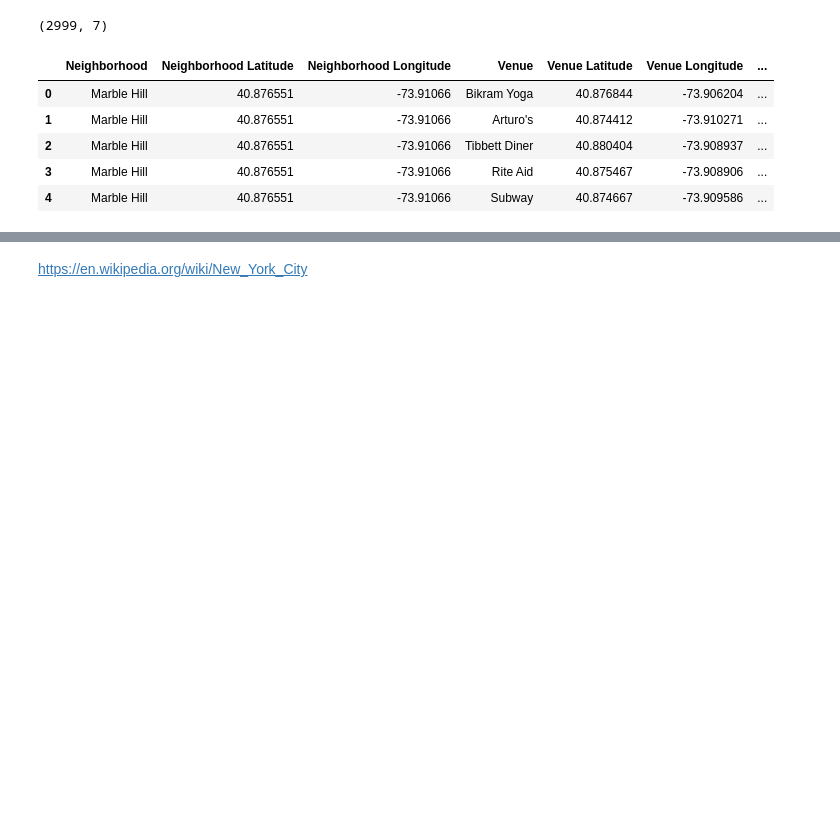
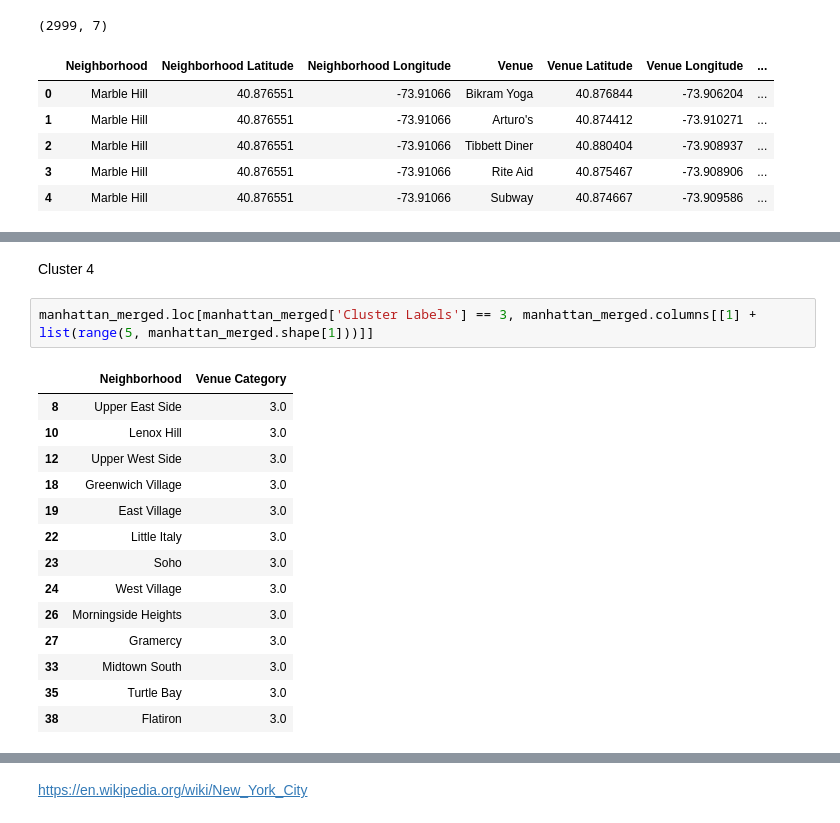
Before and after one commit to Gulnaz-18/Coursera_Capstone, a Jupyter notebook: Battle_of_Neighborhoods.ipynb, the cells around one changed output, grey strips where cells are left out. Drawn from its saved outputs; the diff is of its cells as text; blank space fills up the shorter version.

```diff
--- a/Battle_of_Neighborhoods.ipynb
+++ b/Battle_of_Neighborhoods.ipynb
@@ -469,0 +542,19 @@ References
+# %% [markdown]
+Cluster 4
+# %%
+manhattan_merged.loc[manhattan_merged['Cluster Labels'] == 3, manhattan_merged.columns[[1] + list(range(5, manhattan_merged.shape[1]))]]
+# %% [output]
+|  | Neighborhood | Venue Category |
+| 8 | Upper East Side | 3.0 |
+| 10 | Lenox Hill | 3.0 |
+| 12 | Upper West Side | 3.0 |
+| 18 | Greenwich Village | 3.0 |
+| 19 | East Village | 3.0 |
+| 22 | Little Italy | 3.0 |
+| 23 | Soho | 3.0 |
+| 24 | West Village | 3.0 |
+| 26 | Morningside Heights | 3.0 |
+| 27 | Gramercy | 3.0 |
+| 33 | Midtown South | 3.0 |
+| 35 | Turtle Bay | 3.0 |
+| 38 | Flatiron | 3.0 |
```
Also changed, not shown: parts of 53 cells of this notebook.
